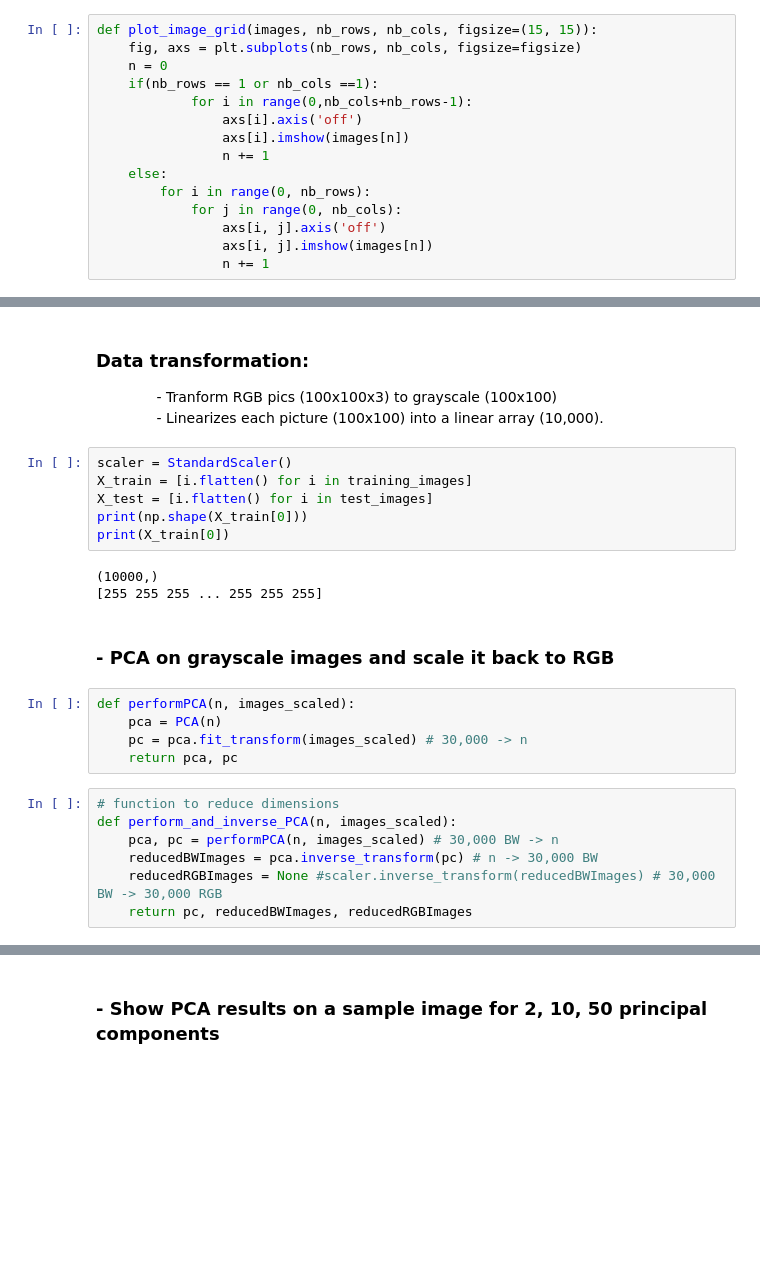
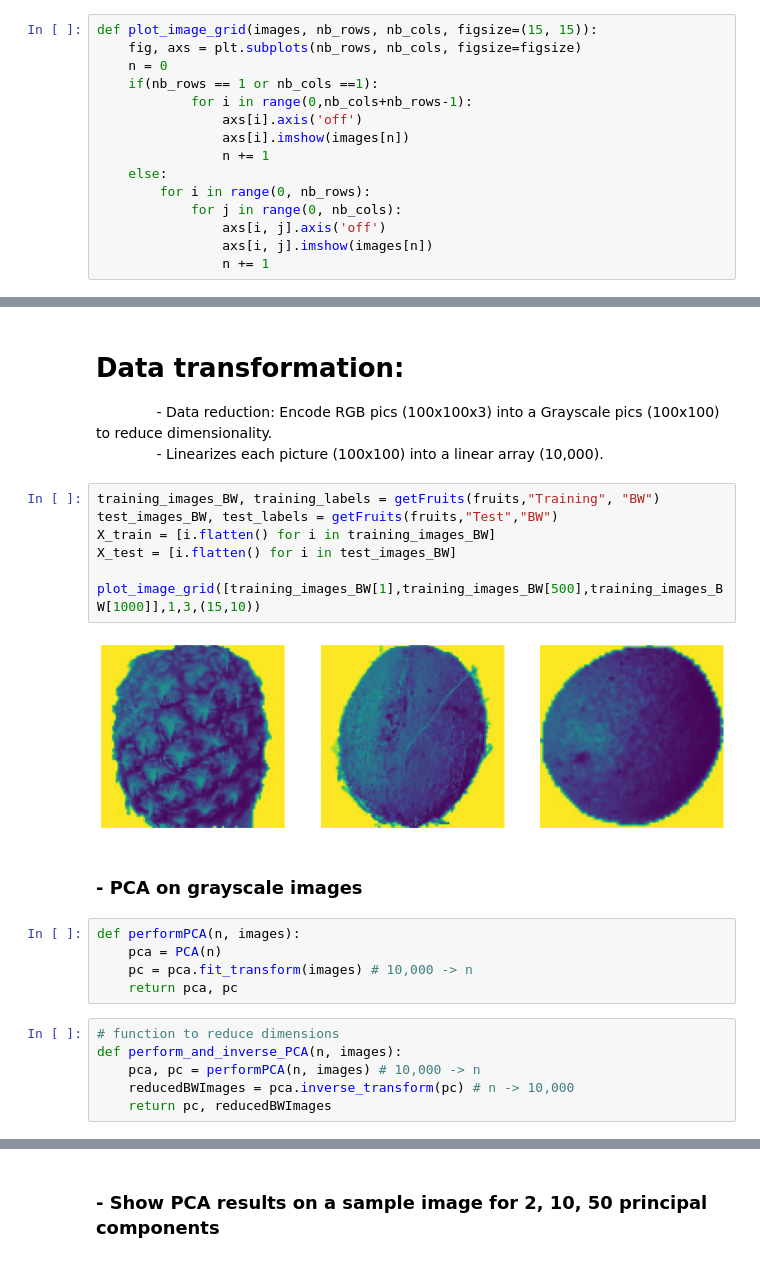
Before and after one commit to youssefg7/Fruit-Classifier, a Jupyter notebook: Project grayscale.ipynb, the cells around one changed output, grey strips where cells are left out. Saved outputs shown, nothing was run; the diff lists cells and outputs as text; blank space fills up the shorter version.

```diff
--- a/Project grayscale.ipynb
+++ b/Project grayscale.ipynb
@@ -139,29 +121,28 @@ Images of class 0
 # %% [markdown]
-### Data transformation:
-&emsp;&emsp;&emsp;&emsp; - Tranform RGB pics (100x100x3) to grayscale (100x100) <br>
+# Data transformation:
+&emsp;&emsp;&emsp;&emsp; - Data reduction: Encode RGB pics (100x100x3) into a Grayscale pics (100x100) to reduce dimensionality.<br>
 &emsp;&emsp;&emsp;&emsp; - Linearizes each picture (100x100) into a linear array (10,000).
-# %%
-scaler = StandardScaler()
-X_train = [i.flatten() for i in training_images]
-X_test = [i.flatten() for i in test_images]
-print(np.shape(X_train[0]))
-print(X_train[0])
-# %% [output]
-(10000,)
-[255 255 255 ... 255 255 255]
+# %%
+training_images_BW, training_labels = getFruits(fruits,"Training", "BW")
+test_images_BW, test_labels = getFruits(fruits,"Test","BW")
+X_train = [i.flatten() for i in training_images_BW]
+X_test = [i.flatten() for i in test_images_BW]
+
+plot_image_grid([training_images_BW[1],training_images_BW[500],training_images_BW[1000]],1,3,(15,10))
+# %% [output]
+[figure, added]
 # %% [markdown]
-### - PCA on grayscale images and scale it back to RGB
+### - PCA on grayscale images
 # %%
-def performPCA(n, images_scaled):
+def performPCA(n, images):
     pca = PCA(n)
-    pc = pca.fit_transform(images_scaled) # 30,000 -> n
+    pc = pca.fit_transform(images) # 10,000 -> n
     return pca, pc
 # %%
 # function to reduce dimensions
-def perform_and_inverse_PCA(n, images_scaled):
-    pca, pc = performPCA(n, images_scaled) # 30,000 BW -> n
-    reducedBWImages = pca.inverse_transform(pc) # n -> 30,000 BW
-    reducedRGBImages = None #scaler.inverse_transform(reducedBWImages) # 30,000 BW -> 30,000 RGB
-    return pc, reducedBWImages, reducedRGBImages
+def perform_and_inverse_PCA(n, images):
+    pca, pc = performPCA(n, images) # 10,000 -> n
+    reducedBWImages = pca.inverse_transform(pc) # n -> 10,000
+    return pc, reducedBWImages
 # %%
 #Compute PCA on train data for 2, 10, 50 PCs
```
Also changed, not shown: parts of 39 cells of this notebook, 2 other files.
